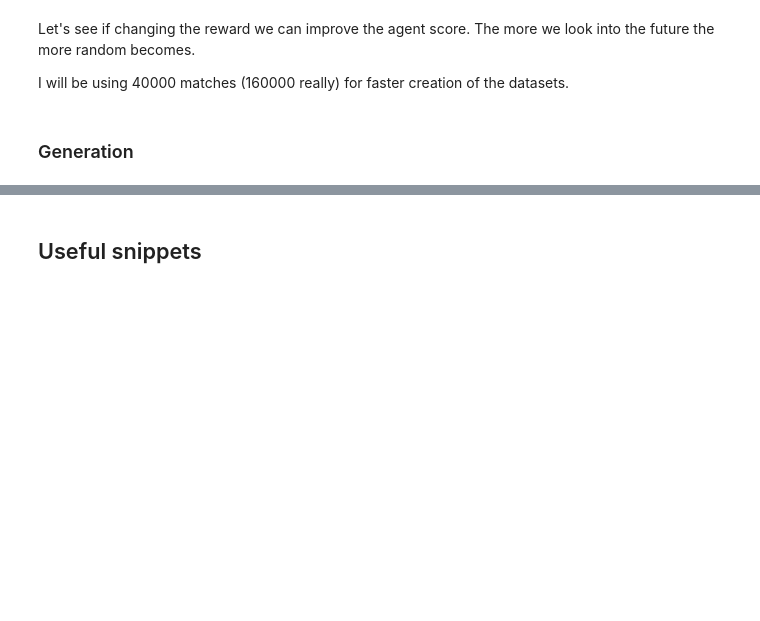
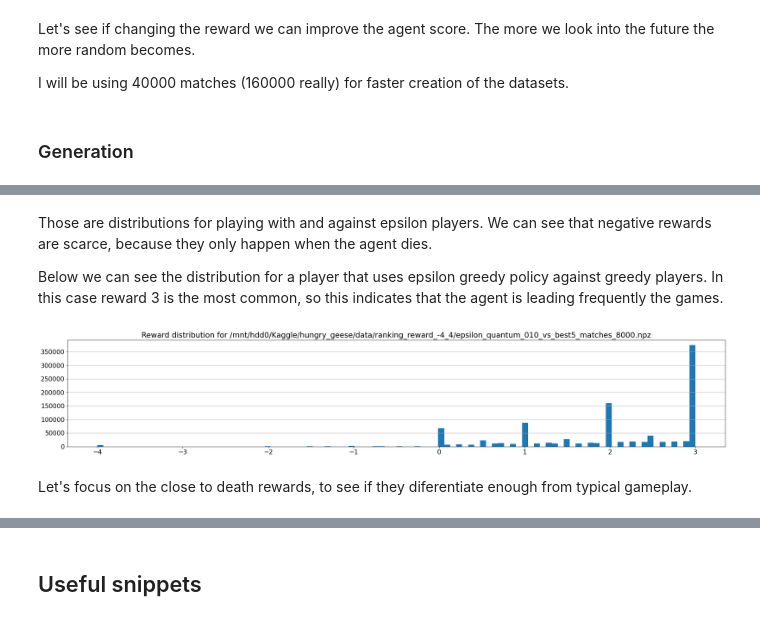
Before and after one commit to ironbar/hungry_geese, a Jupyter notebook: notebooks/006_ladder_of_agents.ipynb, the cells around one changed output, grey strips where cells are left out. Saved outputs shown, nothing was run; the diff lists cells and outputs as text; code cells hidden in the pictures; blank space fills up the shorter version.

```diff
--- a/notebooks/006_ladder_of_agents.ipynb
+++ b/notebooks/006_ladder_of_agents.ipynb
@@ -1551,0 +1740,11 @@ for reward_name in ['ranking_reward_-4_3', 'ranking_reward_-3_2', 'ranking_rewar
+# %% [markdown]
+Those are distributions for playing with and against epsilon players. We can see that negative rewards are scarce, because they only happen when the agent dies.
+
+Below we can see the distribution for a player that uses epsilon greedy policy against greedy players. In this case reward 3 is the most common, so this indicates
+that the agent is leading frequently the games.
+# %%
+plot_reward_distribution('/mnt/hdd0/Kaggle/hungry_geese/data/ranking_reward_-4_4/epsilon_quantum_010_vs_best5_matches_8000.npz')
+# %% [output]
+[figure, added]
+# %% [markdown]
+Let's focus on the close to death rewards, to see if they diferentiate enough from typical gameplay.
```
Also changed, not shown: parts of 39 cells of this notebook, 2 other files.
